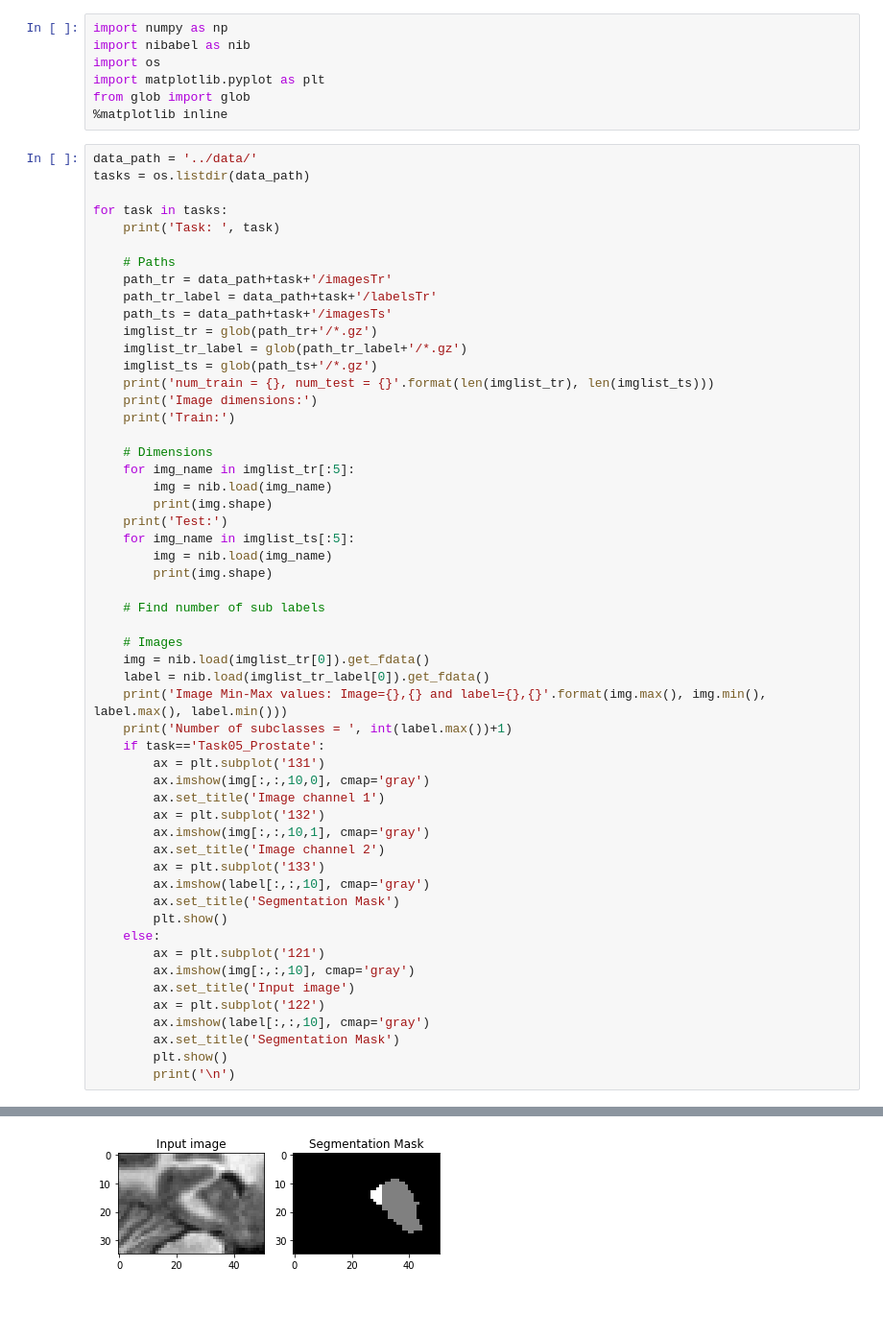
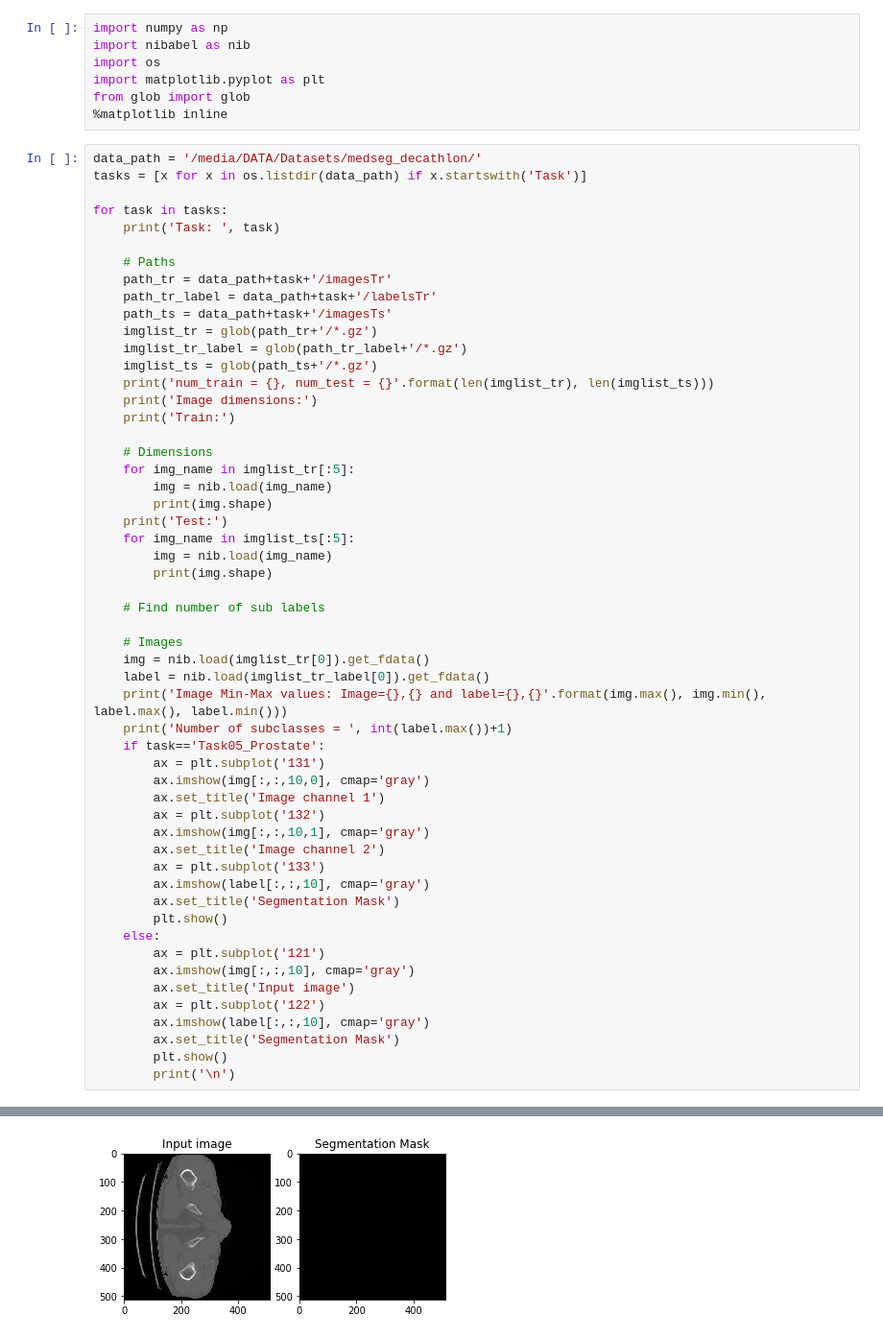
Before and after one commit to suryatejadev/medseg_decathlon, a Jupyter notebook: notebooks/data_exploration.ipynb, the cells around one changed output, grey strips where cells are left out. Shown: that part at 96% size. Cells and saved outputs as stored; diff of their text form; blank space fills up the shorter version.

```diff
--- a/notebooks/data_exploration.ipynb
+++ b/notebooks/data_exploration.ipynb
@@ -6,8 +6,8 @@ import matplotlib.pyplot as plt
 from glob import glob
 %matplotlib inline
 # %%
-data_path = '../data/'
-tasks = os.listdir(data_path)
+data_path = '/media/DATA/Datasets/medseg_decathlon/'
+tasks = [x for x in os.listdir(data_path) if x.startswith('Task')]
 
 for task in tasks:
     print('Task: ', task)
@@ -98 +98 @@ Number of subclasses =  3
-[figure, old version]
+[figure, new version]
```
Also changed, not shown: parts of 1 cell of this notebook, 12 other files.
